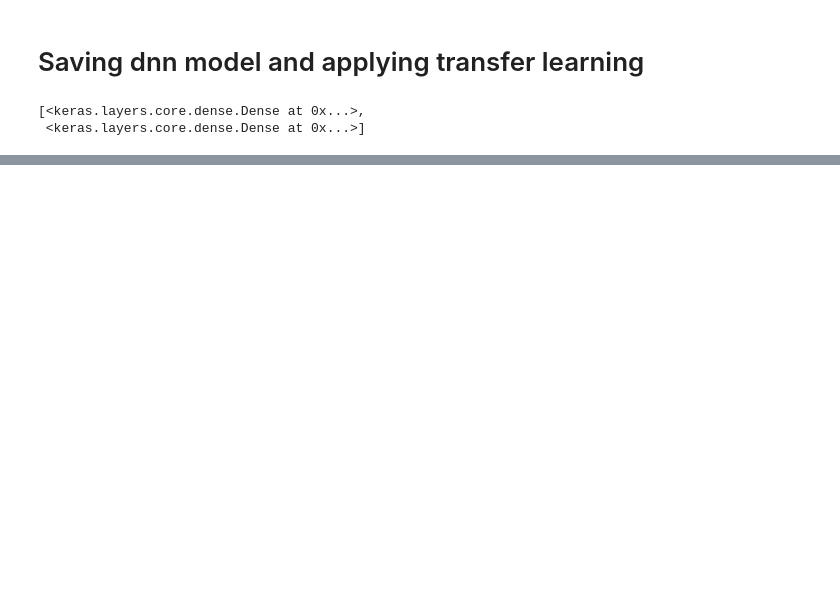
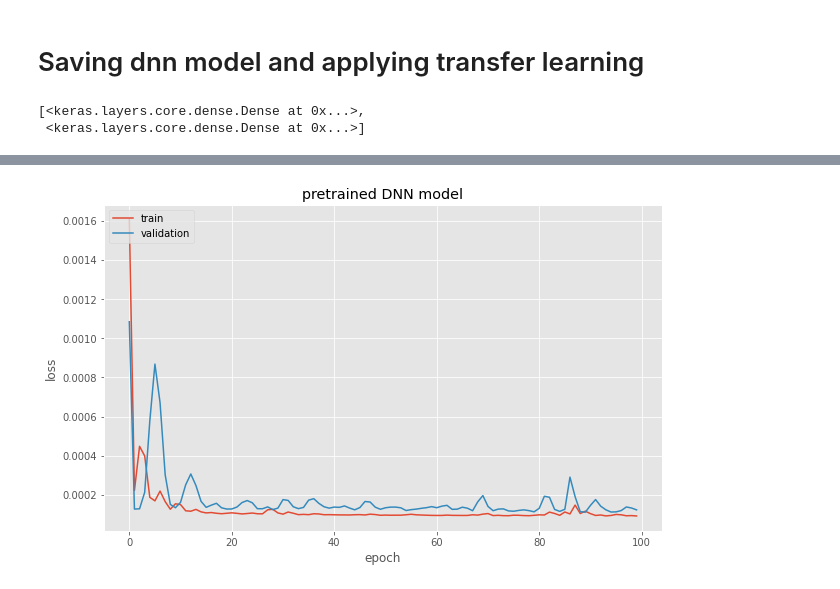
Before and after one commit to vatsal2473/irrigation_timeseries_dataset, a Jupyter notebook: DNN_transfer_learning.ipynb, the cells around one changed output, grey strips where cells are left out. Cells and saved outputs as stored; diff of their text form; code cells hidden in the pictures; blank space fills up the shorter version.

```diff
--- a/DNN_transfer_learning.ipynb
+++ b/DNN_transfer_learning.ipynb
@@ -354,13 +394,16 @@ Total params: 5,185
 Trainable params: 4,161
 Non-trainable params: 1,024
 _________________________________________________________________
-# %%
-model1.compile(optimizer='adam',
-              loss='mean_absolute_error',
-              metrics=['mae'])
+# %%
+rmse = tf.keras.metrics.RootMeanSquaredError()
+
+# Compile model
+model1.compile(loss="mean_squared_error",
+                optimizer=tf.keras.optimizers.Adam(),
+                metrics=[rmse,'mae'])
 # %%
 %%time
-model1.fit(x=train_windows, # train windows of 7 timesteps of Bitcoin prices
+history_2 = model1.fit(x=train_windows, # train windows of 7 timesteps of Bitcoin prices
               y=train_labels, # horizon value of 1 (using the previous 7 timesteps to predict next day)
               epochs=100,
               verbose=1,
@@ -388,0 +431,11 @@ Wall time: 6.69 s
+# %%
+plt.figure(figsize=(10,6))
+plt.plot(history_2.history['loss'])
+plt.plot(history_2.history['val_loss'])
+plt.title('pretrained DNN model')
+plt.ylabel('loss')
+plt.xlabel('epoch')
+plt.legend(['train', 'validation'], loc='upper left')
+plt.show()
+# %% [output]
+[figure, added]
```
Also changed, not shown: parts of 23 cells of this notebook.
